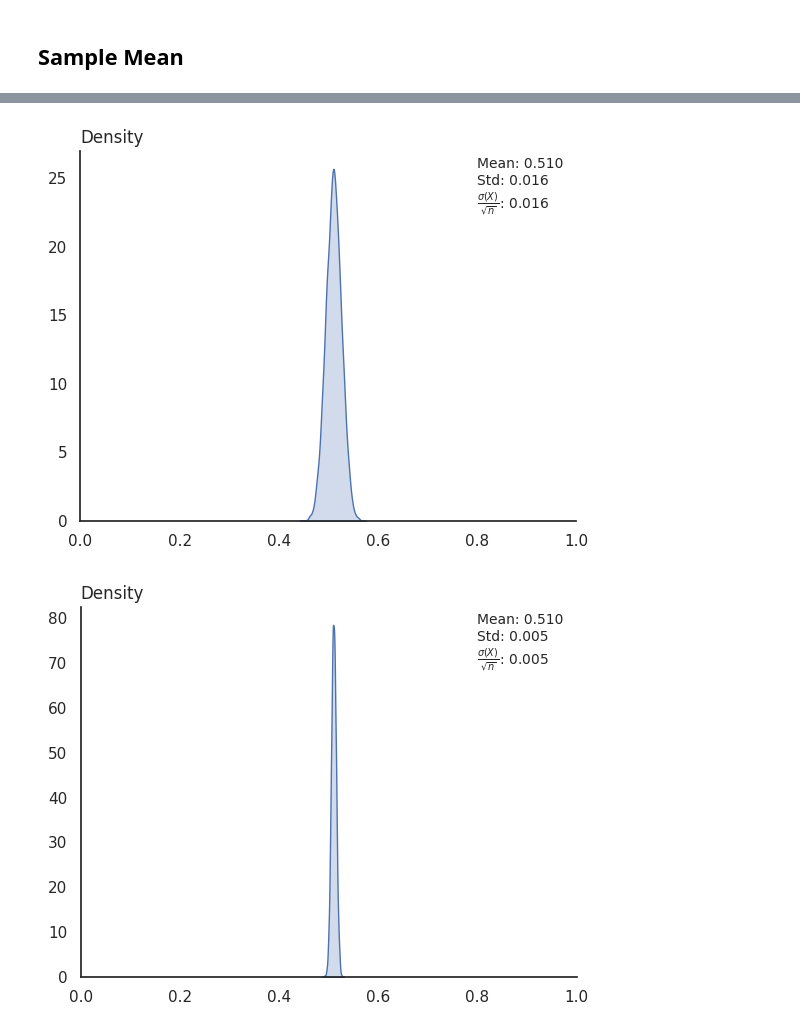
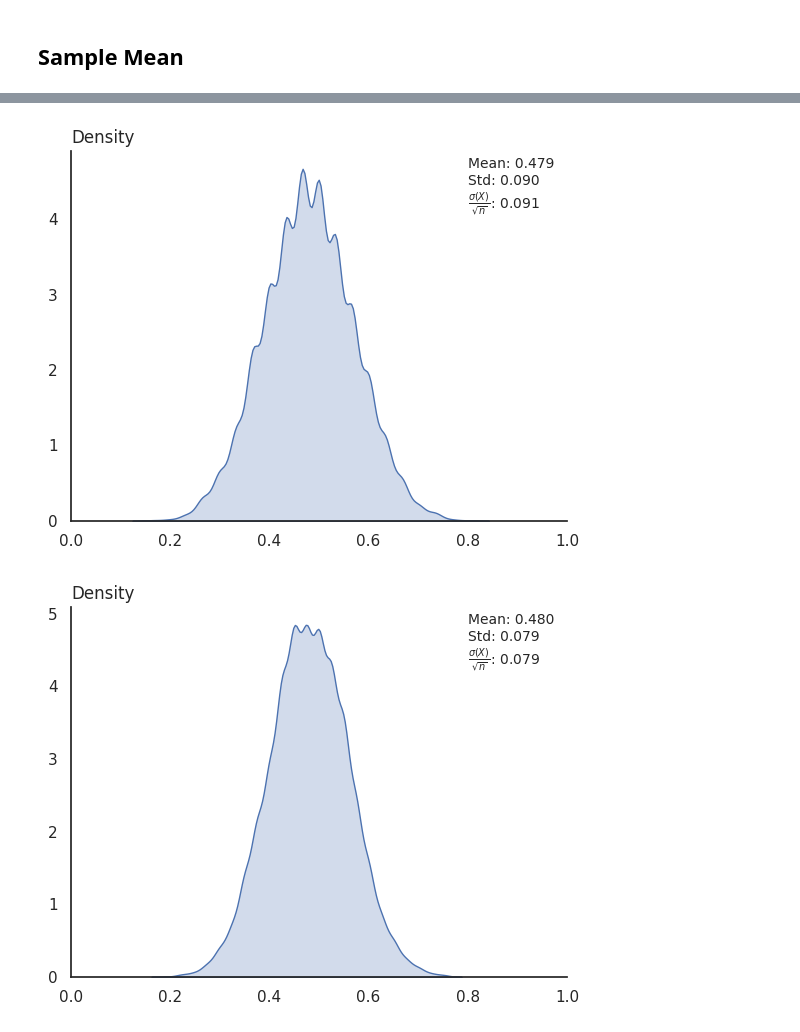
Before and after one commit to pharringtonp19/business-analytics, a Jupyter notebook: notebooks/distributions.ipynb, the cells around one changed output, grey strips where cells are left out. Saved outputs shown, nothing was run; the diff lists cells and outputs as text; code cells hidden in the pictures.

```diff
--- a/notebooks/distributions.ipynb
+++ b/notebooks/distributions.ipynb
@@ -95,7 +95,7 @@ plt.show()
 ## **Binary Mean**
 # %%
 def binary(key):
-  X = random_variable(tfd.Bernoulli(probs=0.51)) # Kind of Random Variable
+  X = random_variable(tfd.Bernoulli(probs=0.48)) # Kind of Random Variable
   return X(key)
 
 a_bunch_of_keys = jax.random.split(jax.random.PRNGKey(0), 500_000)
@@ -130,7 +130,7 @@ def SampleMean(rv, n, key):
 a_bunch_of_keys = jax.random.split(jax.random.PRNGKey(0), 10_000)
 
 
-for i in [10, 100, 1000, 10000]:
+for i in [10, 20, 30, 40, 50, 60, 70, 80, 90, 100]:
   ys = jax.vmap(partial(SampleMean, binary, i))(a_bunch_of_keys)
 
   sns.kdeplot(ys, fill=True)
@@ -153,2 +153,2 @@ for i in [10, 100, 1000, 10000]:
-[figure, old version]
+[figure, new version]
-[figure, old version]
+[figure, new version]
```
Also changed, not shown: parts of 3 cells of this notebook.
